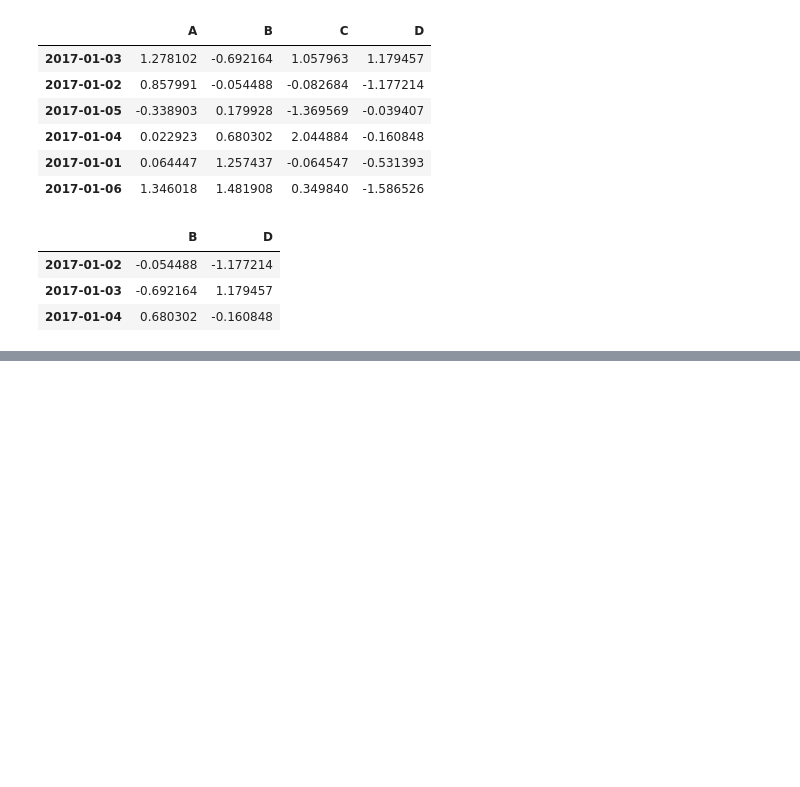
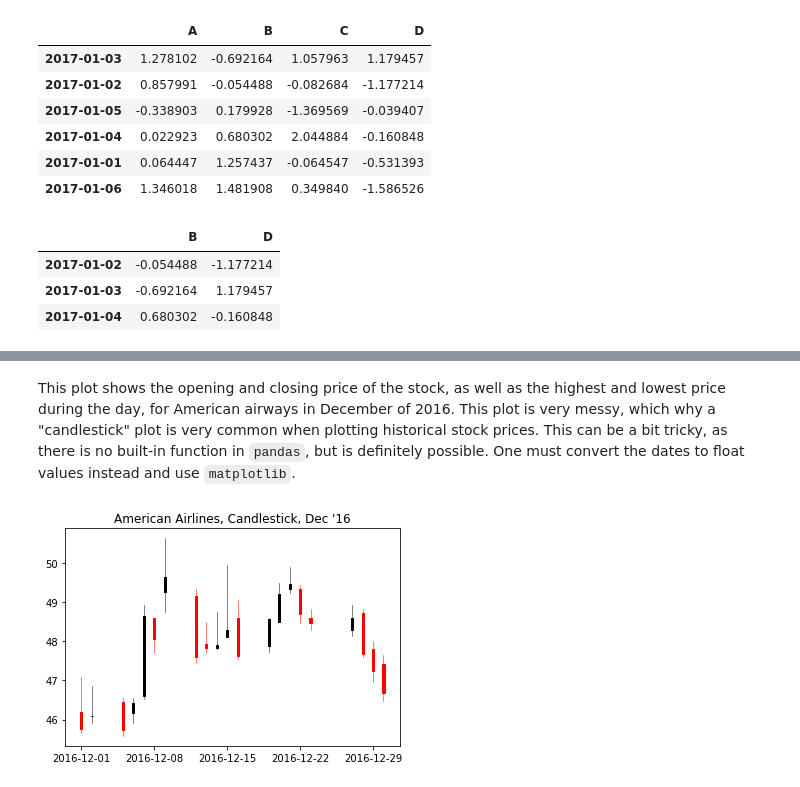
Before and after one commit to gregwinther/Python-in-Finance-and-Economics, a Jupyter notebook: Forecasting/Pandas.ipynb, the cells around one changed output, grey strips where cells are left out. Drawn from its saved outputs; the diff is of its cells as text; code cells hidden in the pictures; blank space fills up the shorter version.

```diff
--- a/Forecasting/Pandas.ipynb
+++ b/Forecasting/Pandas.ipynb
@@ -123,0 +157,29 @@ df.loc['20170102':'20170104', ['B','D']]
+# %% [markdown]
+This plot shows the opening and closing price of the stock, as well as the highest and lowest price during the day, for American airways in December of 2016. This plot is very messy, which why a "candlestick" plot is very common when plotting historical stock prices. This can be a bit tricky, as there is no built-in function in `pandas`, but is definitely possible. One must convert the dates to float values instead and use `matplotlib`.
+# %%
+# Importing
+from matplotlib.finance import candlestick_ohlc
+from matplotlib import dates as mdates
+
+# Creating new DataFrame for plotting Open, High, Low, Close candlesticks
+aal_ohlc = american_airlines['20161201':'20161231'].reset_index()
+
+# Removing volume column
+aal_ohlc.loc[:,['Date', 'Open', 'High', 'Low', 'Close']]
+
+# Converting dates column to float values
+aal_ohlc['Date'] = aal_ohlc['Date'].map(mdates.date2num)
+
+# Creating something to plot on
+fig, ax = plt.subplots()
+
+# Configuring x-axis to show dates
+ax.xaxis_date()
+
+# Plotting
+candlestick_ohlc(ax, aal_ohlc.values)
+plt.title("American Airlines, Candlestick, Dec '16")
+
+plt.show()
+# %% [output]
+[figure, added]
```
Also changed, not shown: parts of 6 cells of this notebook.
